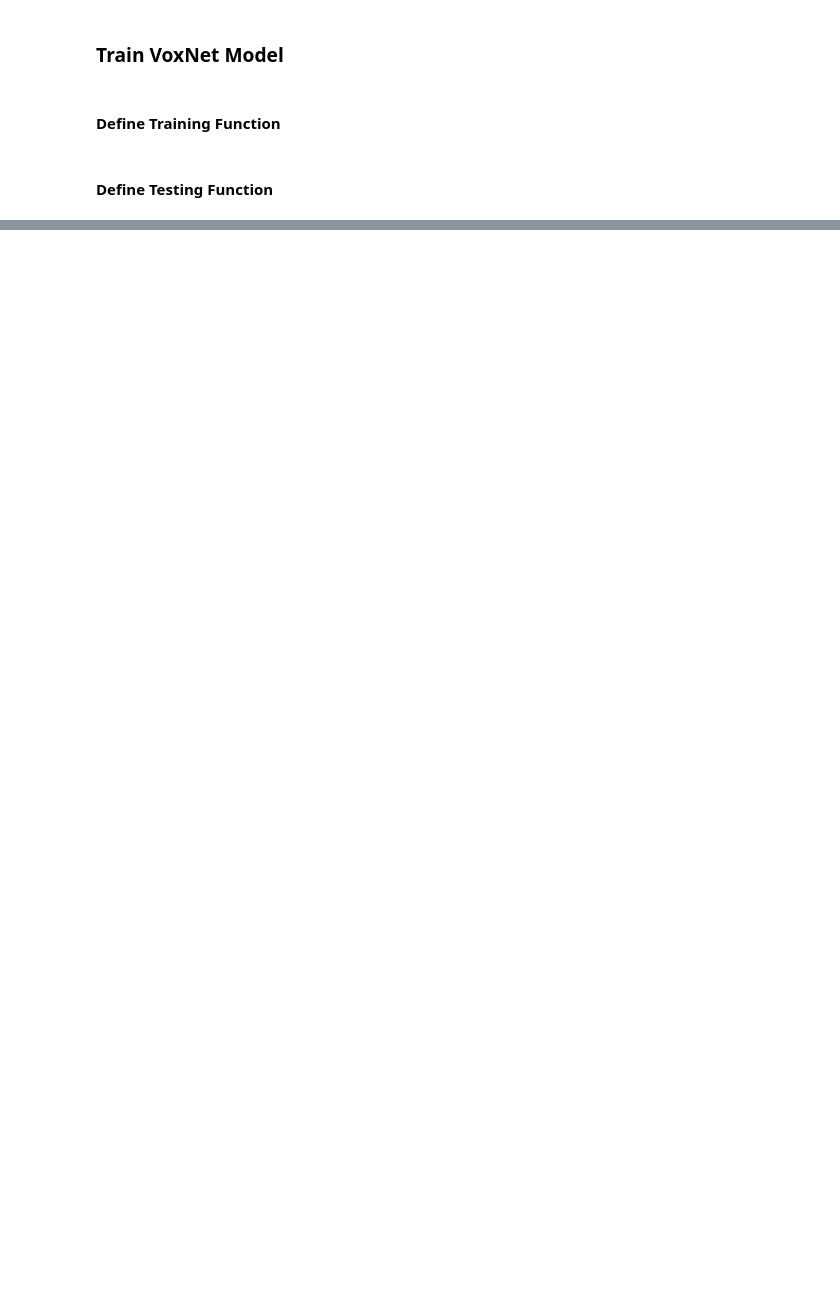
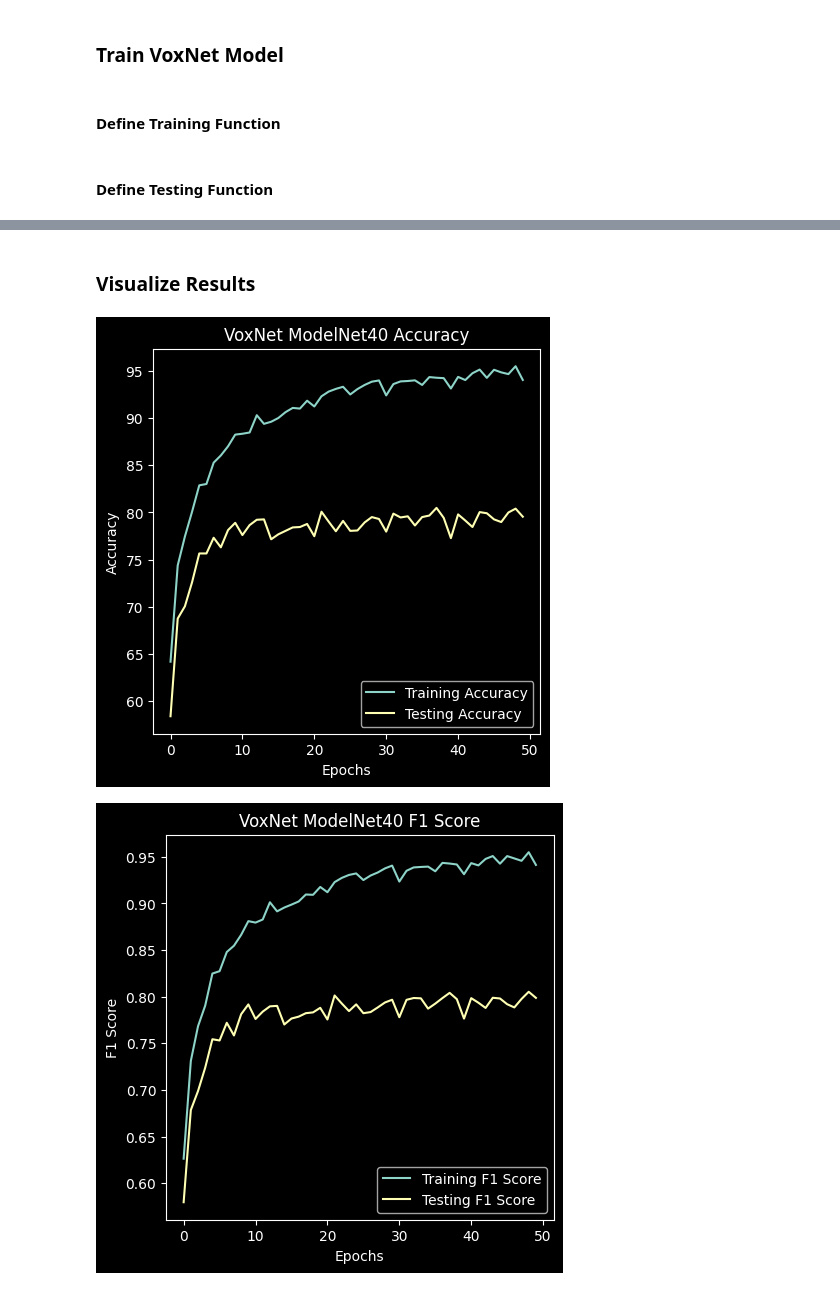
Before and after one commit to klukaszek/3D-Classification, a Jupyter notebook: VoxNet-Test.ipynb, the cells around one changed output, grey strips where cells are left out. Saved outputs shown, nothing was run; the diff lists cells and outputs as text; code cells hidden in the pictures; blank space fills up the shorter version.

Commit message:
VoxNet-Test seems to be fully complete at the moment, will run more tests on it to make sure

```diff
--- a/VoxNet-Test.ipynb
+++ b/VoxNet-Test.ipynb
@@ -92,7 +43,7 @@ output_file = 'Data/toys4k/voxnet_results.json'
 # %% [markdown]
 #### Define Training Function
 # %%
-def train_voxnet(model, optimizer, criterion, train_loader, batch_size, decay_iter, learning_rate, dev):
+def train_voxnet(model, optimizer, criterion, train_loader, batch_size, decay_iter, learning_rate, batch_number, dev):
     # Train VoxNet
     for (vox_grids, vox_labels) in train_loader:
         vox_grids = vox_grids.to(dev)
@@ -114,14 +65,16 @@ def train_voxnet(model, optimizer, criterion, train_loader, batch_size, decay_it
         optimizer.zero_grad()
         loss.backward()
         optimizer.step()
+
+    return batch_number, learning_rate
 # %% [markdown]
 #### Define Testing Function
 # %%
-def test_voxnet(model, optimizer, batch_size, num_classes, dataloader):
+def test_voxnet(model, batch_size, num_classes, dataloader):
     num_correct = 0
     total = 0
-    predictions_train = []
-    labels_train = []
+    predictions_test = []
+    labels_test = []
 
     # Test the model on the training data
     for (grids, labels) in dataloader:
@@ -142,14 +95,14 @@ def test_voxnet(model, optimizer, batch_size, num_classes, dataloader):
         total += labels.shape[0]
 
         # Store the predictions and labels for calculating the metrics
-        predictions_train += predictions.cpu().tolist()
-        labels_train += labels.cpu().tolist()
+        predictions_test += predictions.cpu().tolist()
+        labels_test += labels.cpu().tolist()
 
     # Calculate the metrics
     accuracy = (num_correct / total) * 100.0
-    f1 = f1_score(labels_train, predictions_train, average='weighted')
-    mse = mean_squared_error(labels_train, predictions_train)
-    conf_matrix = confusion_matrix(labels_train, predictions_train, labels=[i for i in range(num_classes)])
+    f1 = f1_score(labels_test, predictions_test, average='weighted')
+    mse = mean_squared_error(labels_test, predictions_test)
+    conf_matrix = confusion_matrix(labels_test, predictions_test, labels=[i for i in range(num_classes)])
 
     return accuracy, f1, mse, conf_matrix
 # %% [markdown]
@@ -352,0 +296,46 @@ plt.show()
+# %% [markdown]
+### Visualize Results
+# %%
+# Plot Accuracy
+plt.figure(figsize=(5, 5))
+plt.title(f'VoxNet {training_set} Accuracy')
+plt.plot(range(len(train_results['accuracies'])), train_results['accuracies'], label='Training Accuracy')
+plt.plot(range(len(test_results['accuracies'])), test_results['accuracies'], label='Testing Accuracy')
+plt.legend()
+plt.ylabel('Accuracy')
+plt.xlabel('Epochs')
+plt.show()
+
+# Plot F1 Score
+plt.figure(figsize=(5, 5))
+plt.title(f'VoxNet {training_set} F1 Score')
+plt.plot(range(len(train_results['f1_scores'])), train_results['f1_scores'], label='Training F1 Score')
+plt.plot(range(len(test_results['f1_scores'])), test_results['f1_scores'], label='Testing F1 Score')
+plt.legend()
+plt.ylabel('F1 Score')
+plt.xlabel('Epochs')
+plt.show()
+
+# Plot MSE
+plt.figure(figsize=(5, 5))
+plt.title(f'VoxNet {training_set} MSE')
+plt.plot(range(len(train_results['mses'])), train_results['mses'], label='Training MSE')
+plt.plot(range(len(test_results['mses'])), test_results['mses'], label='Testing MSE')
+plt.legend()
+plt.ylabel('MSE')
+plt.xlabel('Epochs')
+plt.show()
+
+conf_matrix = test_results['conf_matrices'][-1]
+
+# Plot the confusion matrix
+plt.figure(figsize=(10, 10))
+if training_set == "Toys":
+    plt.figure(figsize=(20, 20))
+disp = ConfusionMatrixDisplay(confusion_matrix=conf_matrix, display_labels=classes)
+plt.title(f'VoxNet {training_set} Confusion Matrix')
+disp.plot(ax=plt.subplot(111), xticks_rotation='vertical', cmap=plt.cm.Blues, include_values=True, values_format='d')
+plt.show()
+# %% [output]
+[figure, added]
+[figure, added]
```
Also changed, not shown: parts of 16 cells of this notebook, 2 other files.
